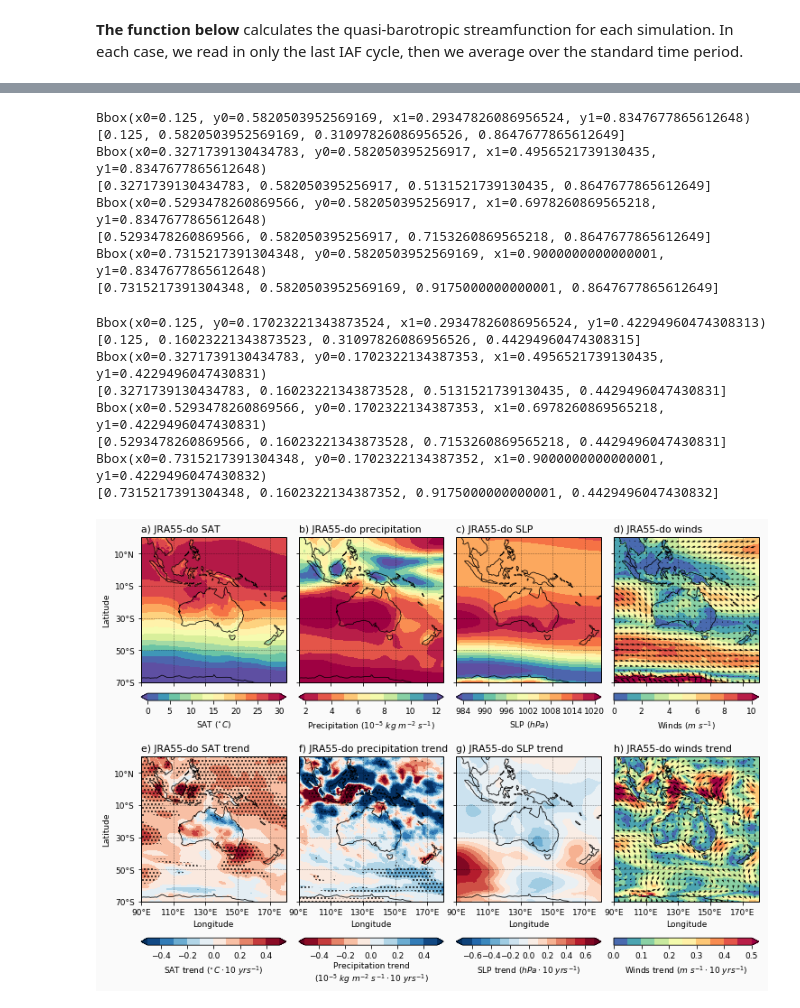
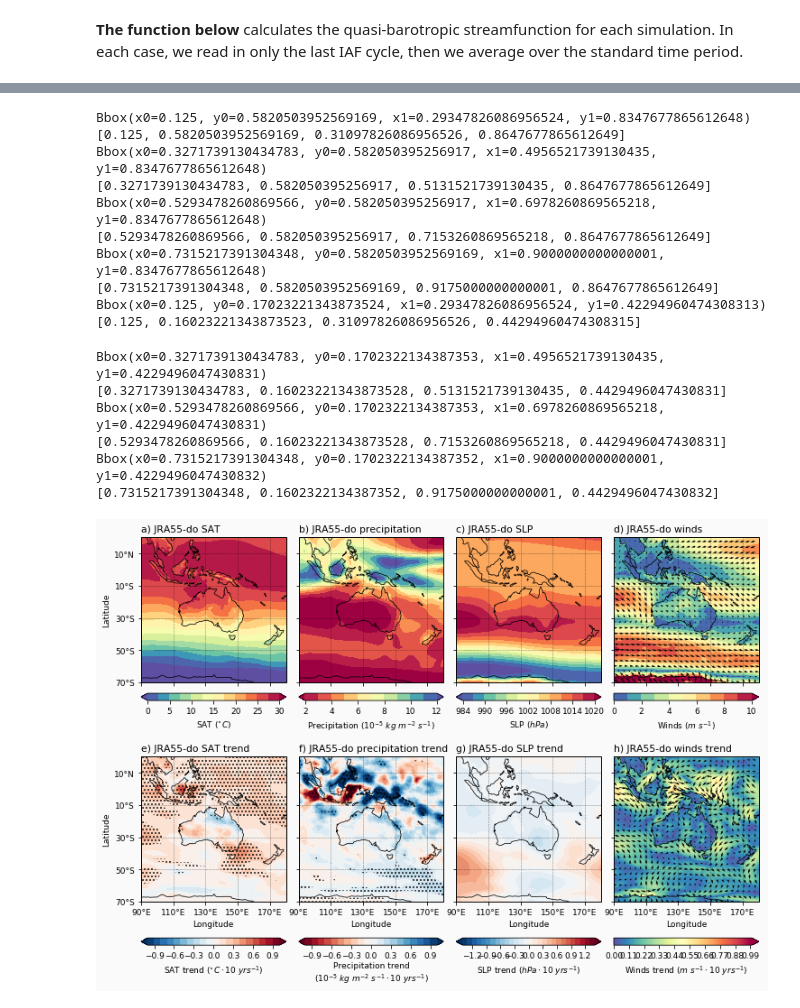
Before and after one commit to ERDuran/Australian-waters-diagnostics, a Jupyter notebook: scripts/p70_forcing.ipynb, the cells around one changed output, grey strips where cells are left out. Drawn from its saved outputs; the diff is of its cells as text; code cells hidden in the pictures.

Commit message:
Working on all forcing now.

```diff
--- a/scripts/p70_forcing.ipynb
+++ b/scripts/p70_forcing.ipynb
@@ -388,7 +385,7 @@ pos = ax.get_position()
 print(pos)
 pos_plot = [pos.x0, pos.y0-0.01, pos.x1+0.0175, pos.y1+0.02]
 print(pos_plot)
-levels=arange(-1,1,0.2)
+levels=arange(-1,1,0.1)
 cmap = plt.cm.RdBu_r
 data = t_10_slopes * 10
 plot = plt.contourf(data.longitude, data.latitude, data,
@@ -467,7 +464,7 @@ pos = ax.get_position()
 print(pos)
 pos_plot = [pos.x0, pos.y0-0.01, pos.x1+0.0175, pos.y1+0.02]
 print(pos_plot)
-levels=arange(-1.4,1.4,0.2)
+levels=arange(-1.4,1.4,0.1)
 cmap = plt.cm.RdBu_r
 data = slp_slopes / 100 * 10
 plot = plt.contourf(data.longitude, data.latitude, data,
@@ -506,7 +503,7 @@ pos = ax.get_position()
 print(pos)
 pos_plot = [pos.x0, pos.y0-0.01, pos.x1+0.0175, pos.y1+0.02]
 print(pos_plot)
-levels=arange(0,1,0.1)
+levels=arange(0,1,0.05)
 cmap = plt.cm.Spectral_r
 data = ((u_10_slopes*10)**2 + (v_10_slopes*10)**2)**(1/2)
 plot = plt.contourf(data.longitude, data.latitude, data,
@@ -538,34 +535,34 @@ ax.set_xlabel('Longitude')
 # ax.set_xticklabels('')
 ax.set_ylabel('')
 ax.set_yticklabels('')
 ax.grid(linewidth=0.5, color='black', alpha=0.5, linestyle='--')
 ax.add_feature(land_50m)
 axins = inset_axes(ax,
                    width="100%",  # width = 5% of parent_bbox width
                    height="5%",  # height : 50%
                    loc='lower left',
                    bbox_to_anchor=(0, -0.3, 1, 1),
                    bbox_transform=ax.transAxes,
                    borderpad=0)
 cbar = plt.colorbar(plot, orientation='horizontal',
                     label=r'Winds trend ($m\ s^{-1} \cdot 10\ yrs^{-1}$)', cax=axins)
 
-# savefigure('forcing_trend')
+savefigure('forcing_trend')
 # %% [output]
 Bbox(x0=0.125, y0=0.5820503952569169, x1=0.29347826086956524, y1=0.8347677865612648)
 [0.125, 0.5820503952569169, 0.31097826086956526, 0.8647677865612649]
 Bbox(x0=0.3271739130434783, y0=0.582050395256917, x1=0.4956521739130435, y1=0.8347677865612648)
 [0.3271739130434783, 0.582050395256917, 0.5131521739130435, 0.8647677865612649]
 Bbox(x0=0.5293478260869566, y0=0.582050395256917, x1=0.6978260869565218, y1=0.8347677865612648)
 [0.5293478260869566, 0.582050395256917, 0.7153260869565218, 0.8647677865612649]
 Bbox(x0=0.7315217391304348, y0=0.5820503952569169, x1=0.9000000000000001, y1=0.8347677865612648)
 [0.7315217391304348, 0.5820503952569169, 0.9175000000000001, 0.8647677865612649]
+Bbox(x0=0.125, y0=0.17023221343873524, x1=0.29347826086956524, y1=0.42294960474308313)
+[0.125, 0.16023221343873523, 0.31097826086956526, 0.44294960474308315]
-Bbox(x0=0.125, y0=0.17023221343873524, x1=0.29347826086956524, y1=0.42294960474308313)
-[0.125, 0.16023221343873523, 0.31097826086956526, 0.44294960474308315]
 Bbox(x0=0.3271739130434783, y0=0.1702322134387353, x1=0.4956521739130435, y1=0.4229496047430831)
 [0.3271739130434783, 0.16023221343873528, 0.5131521739130435, 0.4429496047430831]
 Bbox(x0=0.5293478260869566, y0=0.1702322134387353, x1=0.6978260869565218, y1=0.4229496047430831)
 [0.5293478260869566, 0.16023221343873528, 0.7153260869565218, 0.4429496047430831]
 Bbox(x0=0.7315217391304348, y0=0.1702322134387352, x1=0.9000000000000001, y1=0.4229496047430832)
 [0.7315217391304348, 0.1602322134387352, 0.9175000000000001, 0.4429496047430832]
-[figure, old version]
+[figure, new version]
```
Also changed, not shown: parts of 2 cells of this notebook, 8 other files.
